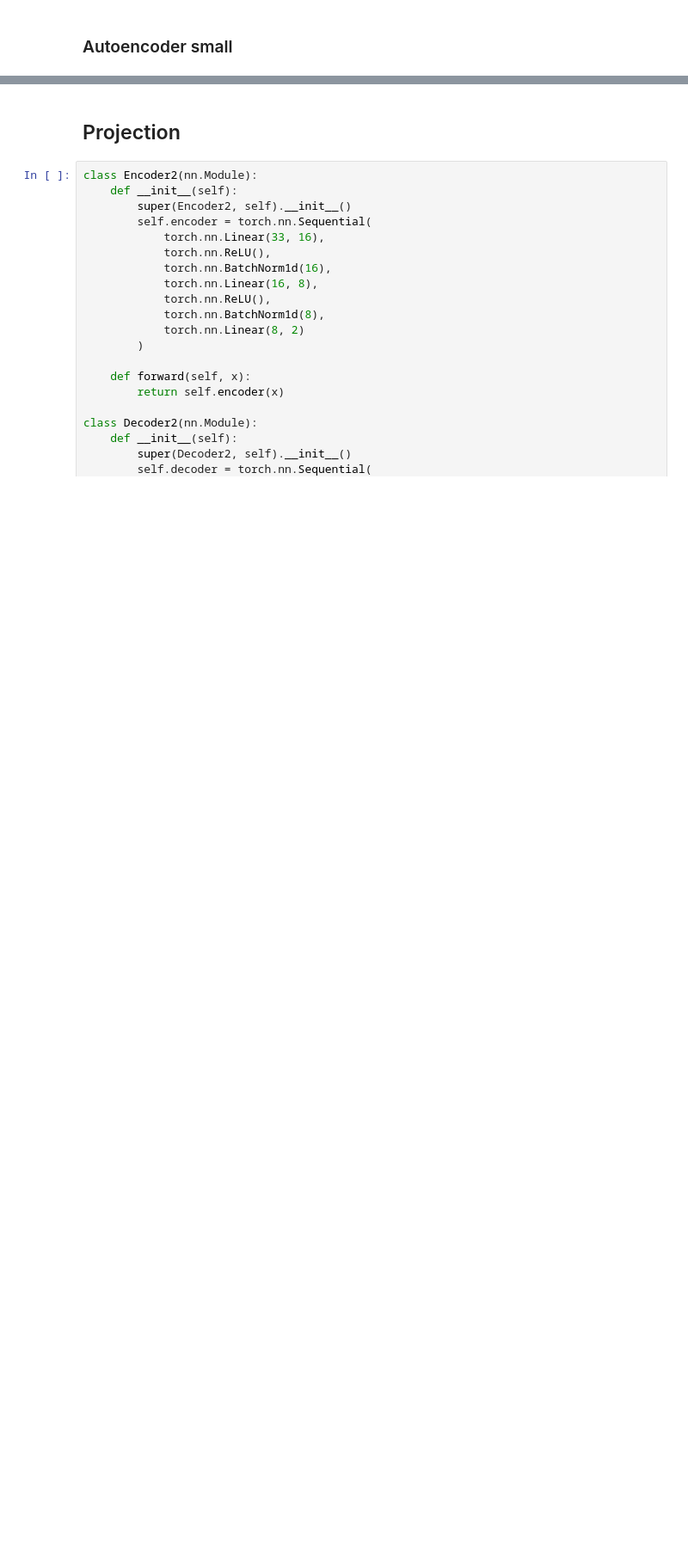
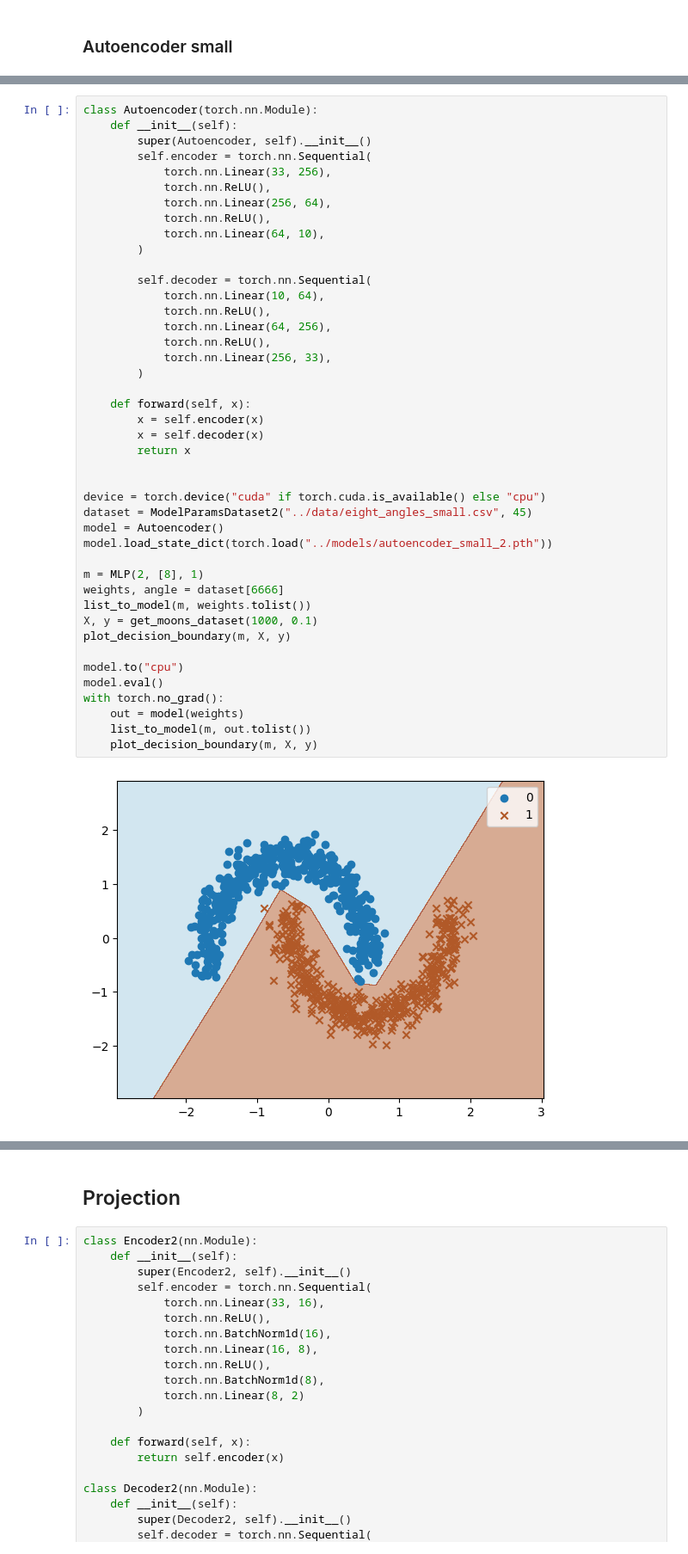
Before and after one commit to IDavron/exploring-neural-networks-weight-space, a Jupyter notebook: notebooks/weights_generator.ipynb, the cells around one changed output, grey strips where cells are left out. Shown at 86% size. Saved outputs shown, nothing was run; the diff lists cells and outputs as text; blank space fills up the shorter version.

```diff
--- a/notebooks/weights_generator.ipynb
+++ b/notebooks/weights_generator.ipynb
@@ -462,0 +402,45 @@ class Autoencoder(torch.nn.Module):
+# %%
+class Autoencoder(torch.nn.Module):
+    def __init__(self):
+        super(Autoencoder, self).__init__()
+        self.encoder = torch.nn.Sequential(
+            torch.nn.Linear(33, 256),
+            torch.nn.ReLU(),
+            torch.nn.Linear(256, 64),
+            torch.nn.ReLU(),
+            torch.nn.Linear(64, 10),
+        )
+
+        self.decoder = torch.nn.Sequential(
+            torch.nn.Linear(10, 64),
+            torch.nn.ReLU(),
+            torch.nn.Linear(64, 256),
+            torch.nn.ReLU(),
+            torch.nn.Linear(256, 33),
+        )
+
+    def forward(self, x):
+        x = self.encoder(x)
+        x = self.decoder(x)
+        return x
+
+
+device = torch.device("cuda" if torch.cuda.is_available() else "cpu")
+dataset = ModelParamsDataset2("../data/eight_angles_small.csv", 45)
+model = Autoencoder()
+model.load_state_dict(torch.load("../models/autoencoder_small_2.pth"))
+
+m = MLP(2, [8], 1)
+weights, angle = dataset[6666]
+list_to_model(m, weights.tolist())
+X, y = get_moons_dataset(1000, 0.1)
+plot_decision_boundary(m, X, y)
+
+model.to("cpu")
+model.eval()
+with torch.no_grad():
+    out = model(weights)
+    list_to_model(m, out.tolist())
+    plot_decision_boundary(m, X, y)
+# %% [output]
+[figure, added]
```
Also changed, not shown: parts of 24 cells of this notebook, 5 other files.
